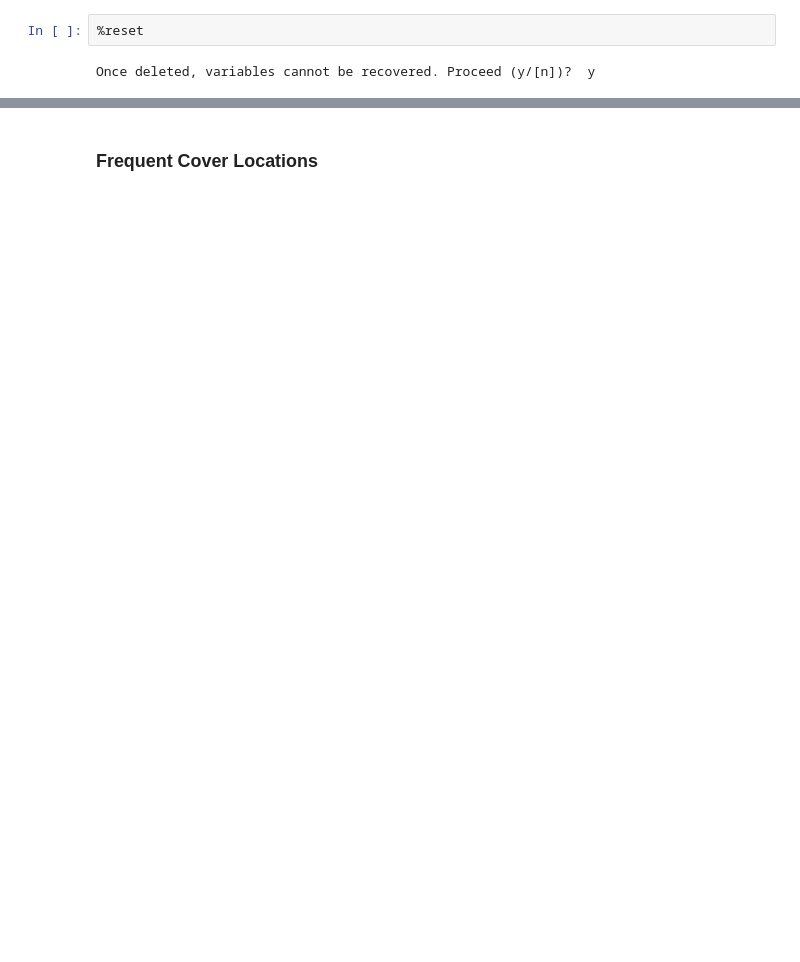
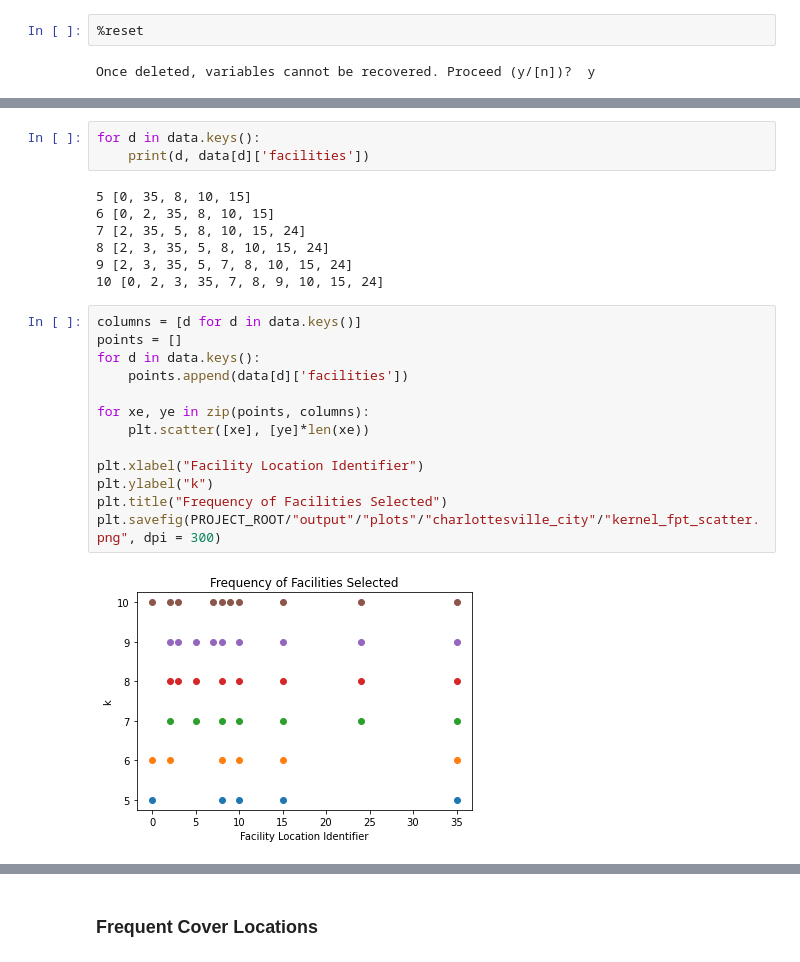
Before and after one commit to Ann924/Mobile-Facility, a Jupyter notebook: notebooks/Ann_Algs.ipynb, the cells around one changed output, grey strips where cells are left out. Saved outputs shown, nothing was run; the diff lists cells and outputs as text; blank space fills up the shorter version.

```diff
--- a/notebooks/Ann_Algs.ipynb
+++ b/notebooks/Ann_Algs.ipynb
@@ -19,0 +44,25 @@ Once deleted, variables cannot be recovered. Proceed (y/[n])?  y
+# %%
+for d in data.keys():
+    print(d, data[d]['facilities'])
+# %% [output]
+5 [0, 35, 8, 10, 15]
+6 [0, 2, 35, 8, 10, 15]
+7 [2, 35, 5, 8, 10, 15, 24]
+8 [2, 3, 35, 5, 8, 10, 15, 24]
+9 [2, 3, 35, 5, 7, 8, 10, 15, 24]
+10 [0, 2, 3, 35, 7, 8, 9, 10, 15, 24]
+# %%
+columns = [d for d in data.keys()]
+points = []
+for d in data.keys():
+    points.append(data[d]['facilities'])
+
+for xe, ye in zip(points, columns):
+    plt.scatter([xe], [ye]*len(xe))
+
+plt.xlabel("Facility Location Identifier")
+plt.ylabel("k")
+plt.title("Frequency of Facilities Selected")
+plt.savefig(PROJECT_ROOT/"output"/"plots"/"charlottesville_city"/"kernel_fpt_scatter.png", dpi = 300)
+# %% [output]
+[figure, added]
```
Also changed, not shown: parts of 27 cells of this notebook, 12 other files.
